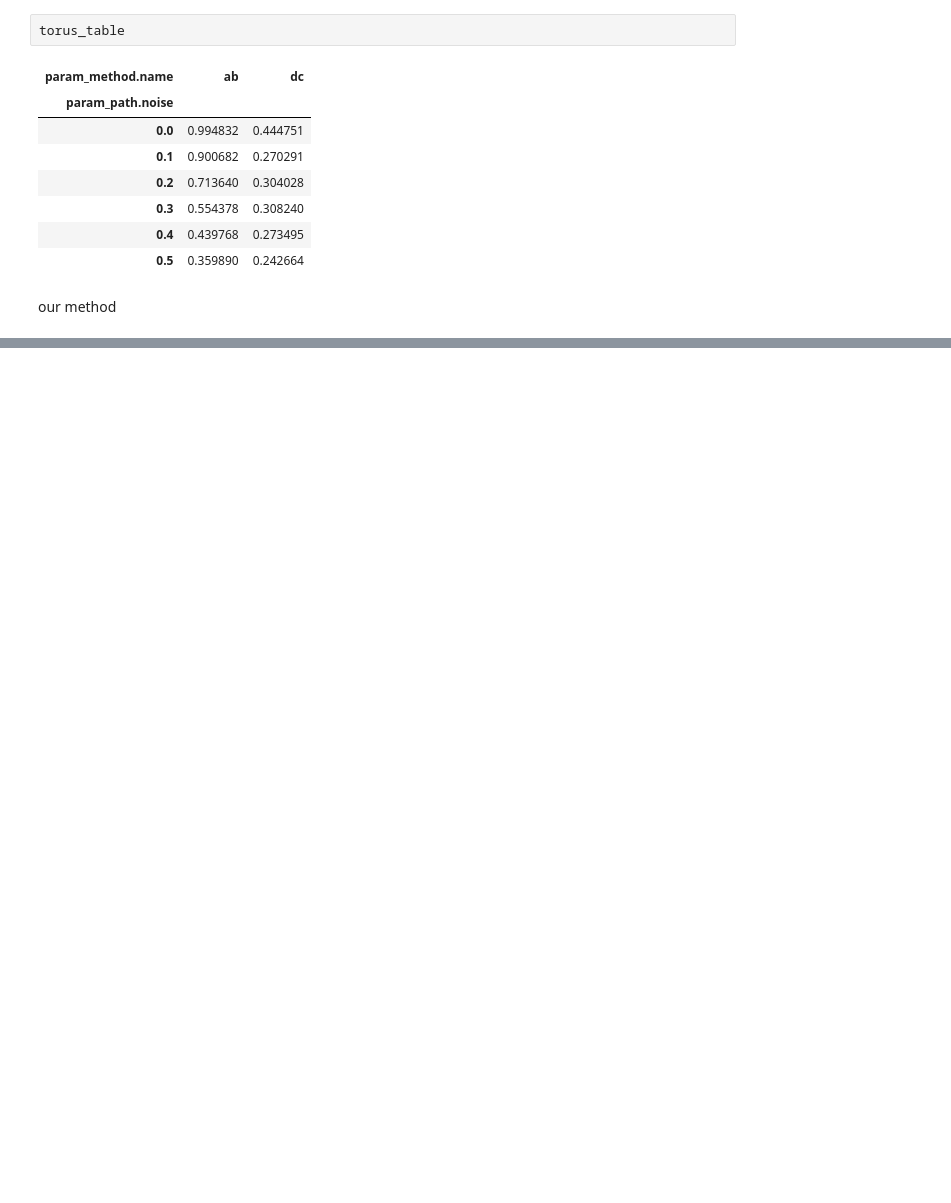
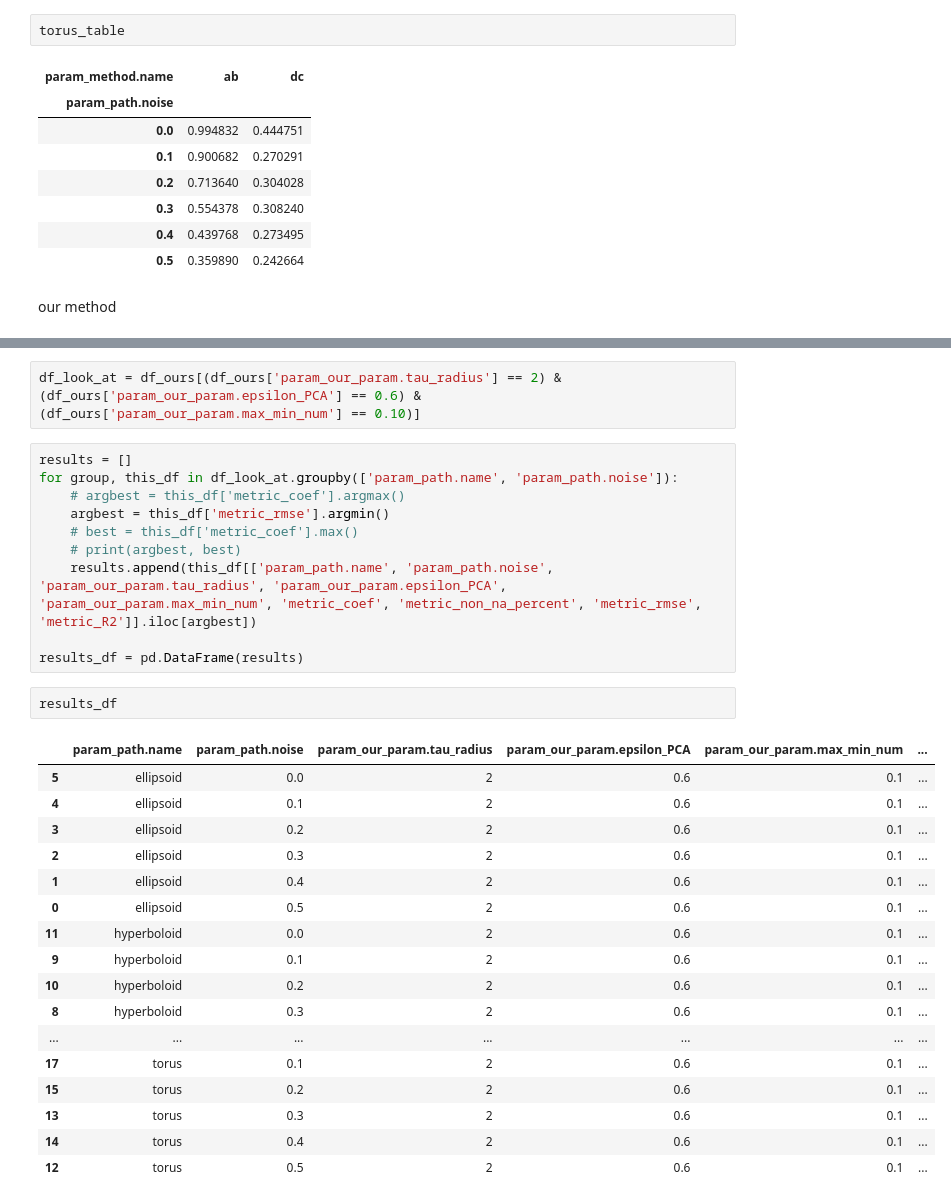
Before and after one commit to ZhangKaly/Principal-Curvature, a Jupyter notebook: notebooks/12.1-xs-comparison-results.ipynb, the cells around one changed output, grey strips where cells are left out. Cells and saved outputs as stored; diff of their text form; blank space fills up the shorter version.

```diff
--- a/notebooks/12.1-xs-comparison-results.ipynb
+++ b/notebooks/12.1-xs-comparison-results.ipynb
@@ -130,0 +350,32 @@ torus_table1
+# %%
+df_look_at = df_ours[(df_ours['param_our_param.tau_radius'] == 2) & (df_ours['param_our_param.epsilon_PCA'] == 0.6) & (df_ours['param_our_param.max_min_num'] == 0.10)]
+# %%
+results = []
+for group, this_df in df_look_at.groupby(['param_path.name', 'param_path.noise']):
+    # argbest = this_df['metric_coef'].argmax()
+    argbest = this_df['metric_rmse'].argmin()
+    # best = this_df['metric_coef'].max()
+    # print(argbest, best)
+    results.append(this_df[['param_path.name', 'param_path.noise', 'param_our_param.tau_radius', 'param_our_param.epsilon_PCA', 'param_our_param.max_min_num', 'metric_coef', 'metric_non_na_percent', 'metric_rmse', 'metric_R2']].iloc[argbest])
+
+results_df = pd.DataFrame(results)
+# %%
+results_df
+# %% [output]
+|  | param_path.name | param_path.noise | param_our_param.tau_radius | param_our_param.epsilon_PCA | param_our_param.max_min_num | ... |
+| 5 | ellipsoid | 0.0 | 2 | 0.6 | 0.1 | ... |
+| 4 | ellipsoid | 0.1 | 2 | 0.6 | 0.1 | ... |
+| 3 | ellipsoid | 0.2 | 2 | 0.6 | 0.1 | ... |
+| 2 | ellipsoid | 0.3 | 2 | 0.6 | 0.1 | ... |
+| 1 | ellipsoid | 0.4 | 2 | 0.6 | 0.1 | ... |
+| 0 | ellipsoid | 0.5 | 2 | 0.6 | 0.1 | ... |
+| 11 | hyperboloid | 0.0 | 2 | 0.6 | 0.1 | ... |
+| 9 | hyperboloid | 0.1 | 2 | 0.6 | 0.1 | ... |
+| 10 | hyperboloid | 0.2 | 2 | 0.6 | 0.1 | ... |
+| 8 | hyperboloid | 0.3 | 2 | 0.6 | 0.1 | ... |
+| ... | ... | ... | ... | ... | ... | ... |
+| 17 | torus | 0.1 | 2 | 0.6 | 0.1 | ... |
+| 15 | torus | 0.2 | 2 | 0.6 | 0.1 | ... |
+| 13 | torus | 0.3 | 2 | 0.6 | 0.1 | ... |
+| 14 | torus | 0.4 | 2 | 0.6 | 0.1 | ... |
+| 12 | torus | 0.5 | 2 | 0.6 | 0.1 | ... |
```
Also changed, not shown: parts of 33 cells of this notebook, 11 other files.
